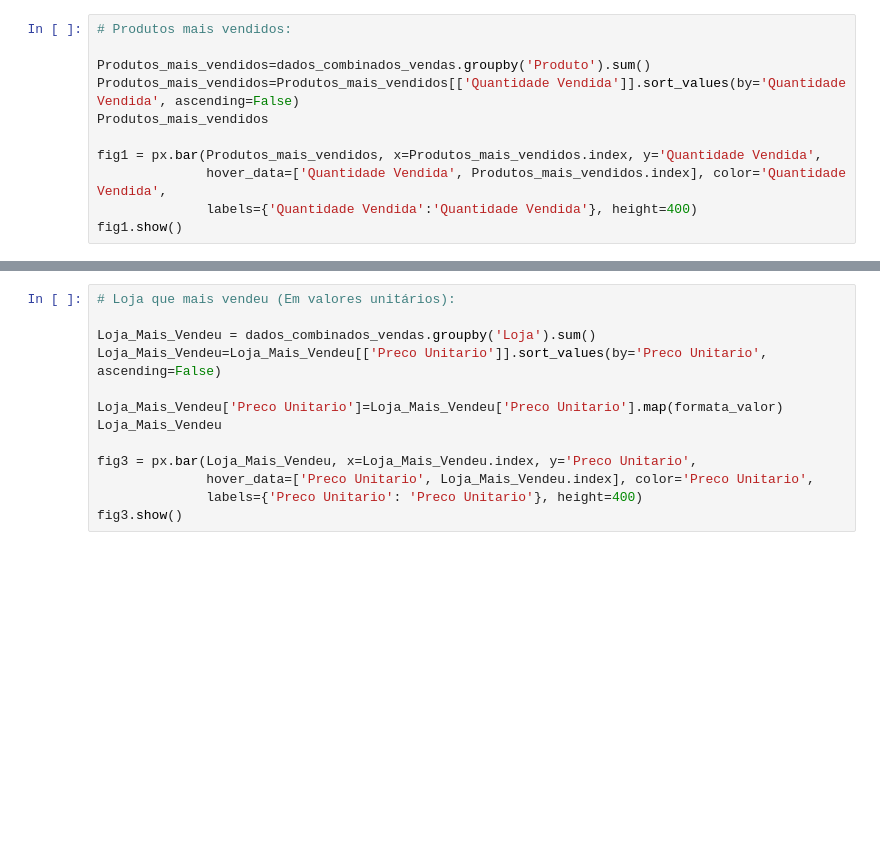
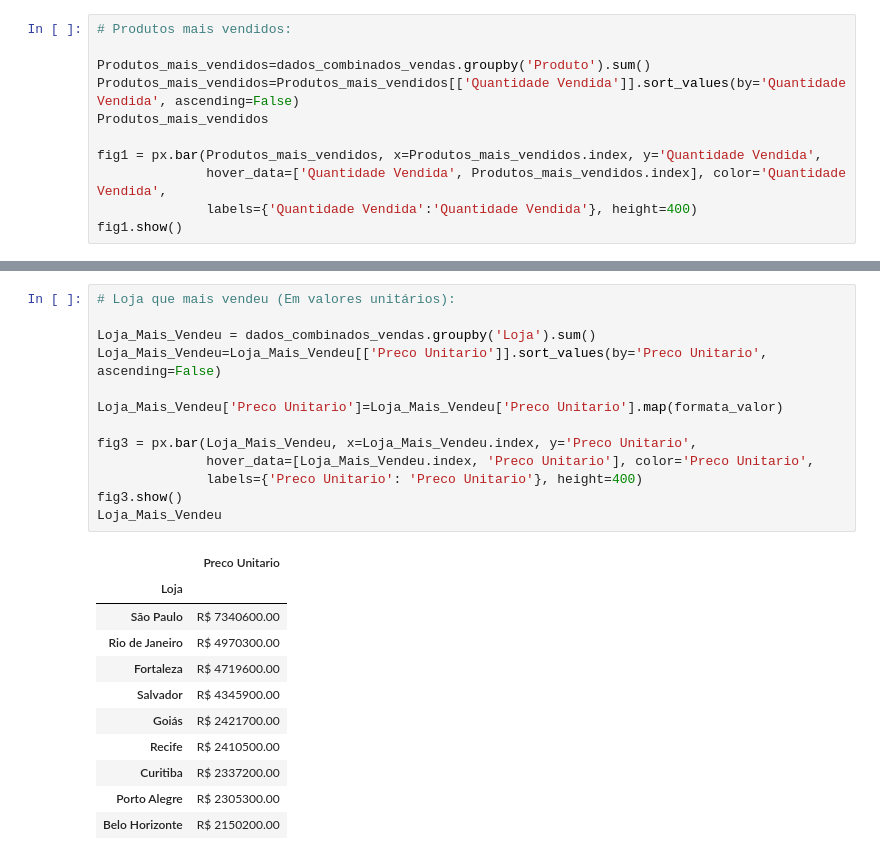
Before and after one commit to VictorSayoan/Analise-De-Dados-E-Automacao-De-Processos, a Jupyter notebook: Projeto_Atualizado_01_Indicadores_de_vendas_e_devoluções/Analise_Vendas.ipynb, the cells around one changed output, grey strips where cells are left out. Saved outputs shown, nothing was run; the diff lists cells and outputs as text; blank space fills up the shorter version.

```diff
--- a/Projeto_Atualizado_01_Indicadores_de_vendas_e_devoluções/Analise_Vendas.ipynb
+++ b/Projeto_Atualizado_01_Indicadores_de_vendas_e_devoluções/Analise_Vendas.ipynb
@@ -43,16 +55,28 @@ fig2.show()
 # %%
 # Loja que mais vendeu (Em valores unitários):
 
 Loja_Mais_Vendeu = dados_combinados_vendas.groupby('Loja').sum()
 Loja_Mais_Vendeu=Loja_Mais_Vendeu[['Preco Unitario']].sort_values(by='Preco Unitario', ascending=False)
 
 Loja_Mais_Vendeu['Preco Unitario']=Loja_Mais_Vendeu['Preco Unitario'].map(formata_valor)
-Loja_Mais_Vendeu
 
 fig3 = px.bar(Loja_Mais_Vendeu, x=Loja_Mais_Vendeu.index, y='Preco Unitario',
-              hover_data=['Preco Unitario', Loja_Mais_Vendeu.index], color='Preco Unitario',
+              hover_data=[Loja_Mais_Vendeu.index, 'Preco Unitario'], color='Preco Unitario',
               labels={'Preco Unitario': 'Preco Unitario'}, height=400)
 fig3.show()
+Loja_Mais_Vendeu
+# %% [output]
+|  | Preco Unitario |
+| Loja |  |
+| São Paulo | R$ 7340600.00 |
+| Rio de Janeiro | R$ 4970300.00 |
+| Fortaleza | R$ 4719600.00 |
+| Salvador | R$ 4345900.00 |
+| Goiás | R$ 2421700.00 |
+| Recife | R$ 2410500.00 |
+| Curitiba | R$ 2337200.00 |
+| Porto Alegre | R$ 2305300.00 |
+| Belo Horizonte | R$ 2150200.00 |
 # %%
 # Vendedor que mais vendeu:
 
```
Also changed, not shown: parts of 3 cells of this notebook.
